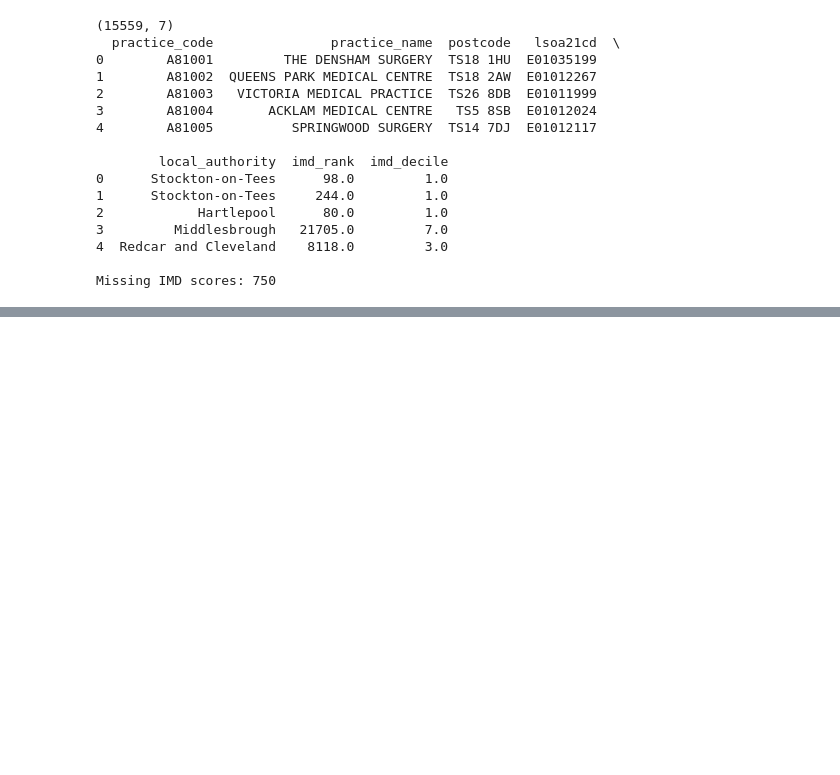
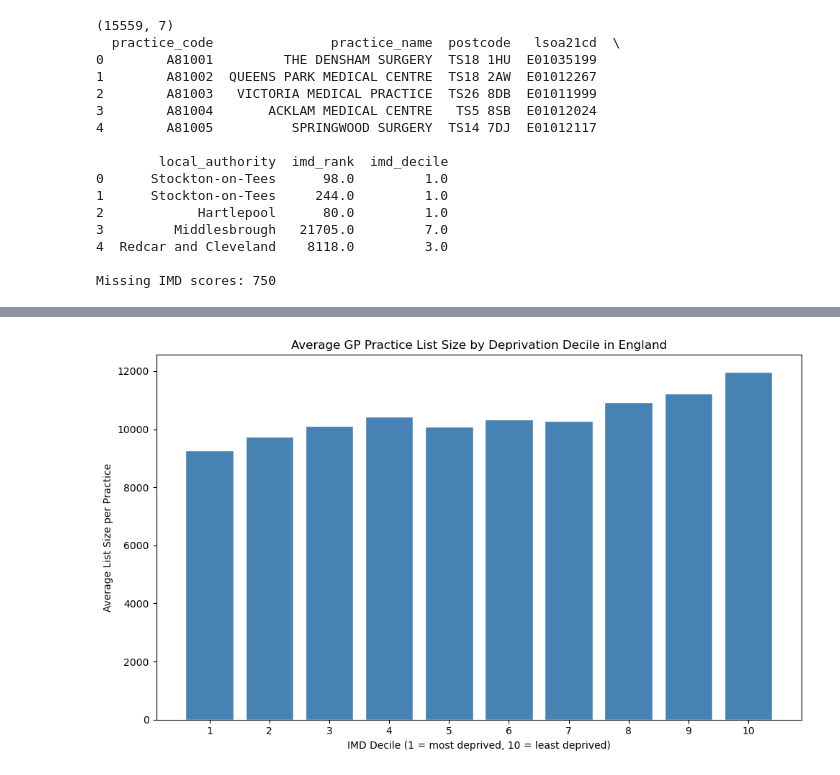
Before and after one commit to Lyra-cb/NHS_Data_Explorer, a Jupyter notebook: NHS_explorer_01.ipynb, the cells around one changed output, grey strips where cells are left out. Cells and saved outputs as stored; diff of their text form; code cells hidden in the pictures; blank space fills up the shorter version.

```diff
--- a/NHS_explorer_01.ipynb
+++ b/NHS_explorer_01.ipynb
@@ -222,0 +273,10 @@ gp_imd.to_csv('gp_imd_merged.csv', index=False)
+# %%
+list_sizes_clean = list_sizes[
+    (list_sizes['SEX'] == 'ALL') &
+    (list_sizes['AGE'] == 'ALL')
+][['CODE', 'NUMBER_OF_PATIENTS']].copy()
+
+list_sizes_clean.columns = ['practice_code', 'list_size']
+
+print(list_sizes_clean.shape)
+print(list_sizes_clean.head())
@@ -222,0 +291,8 @@ gp_imd.to_csv('gp_imd_merged.csv', index=False)
+# %%
+gp_full = gp_imd.merge(list_sizes_clean,
+                        on='practice_code',
+                        how='left')
+
+print(gp_full.shape)
+print(gp_full.head())
+print(f"\nMissing list sizes: {gp_full['list_size'].isna().sum()}")
@@ -222,0 +316,9 @@ gp_imd.to_csv('gp_imd_merged.csv', index=False)
+# %%
+# How many practices have BOTH an IMD decile AND a list size?
+gp_active = gp_full[
+    (gp_full['imd_decile'].notna()) &
+    (gp_full['list_size'].notna())
+].copy()
+
+print(gp_active.shape)
+print(gp_active['imd_decile'].value_counts().sort_index())
@@ -222,0 +339,4 @@ gp_imd.to_csv('gp_imd_merged.csv', index=False)
+# %%
+# Average list size per practice by IMD decile
+list_by_decile = gp_active.groupby('imd_decile')['list_size'].mean().round(0)
+print(list_by_decile)
@@ -222,0 +356,14 @@ gp_imd.to_csv('gp_imd_merged.csv', index=False)
+# %%
+fig, ax = plt.subplots(figsize=(10, 6))
+
+ax.bar(list_by_decile.index, list_by_decile.values, color='steelblue', edgecolor='white')
+
+ax.set_xlabel('IMD Decile (1 = most deprived, 10 = least deprived)')
+ax.set_ylabel('Average List Size per Practice')
+ax.set_title('Average GP Practice List Size by Deprivation Decile in England')
+ax.set_xticks(range(1, 11))
+
+plt.tight_layout()
+plt.show()
+# %% [output]
+[figure, added]
```
Also changed, not shown: parts of 10 cells of this notebook.
